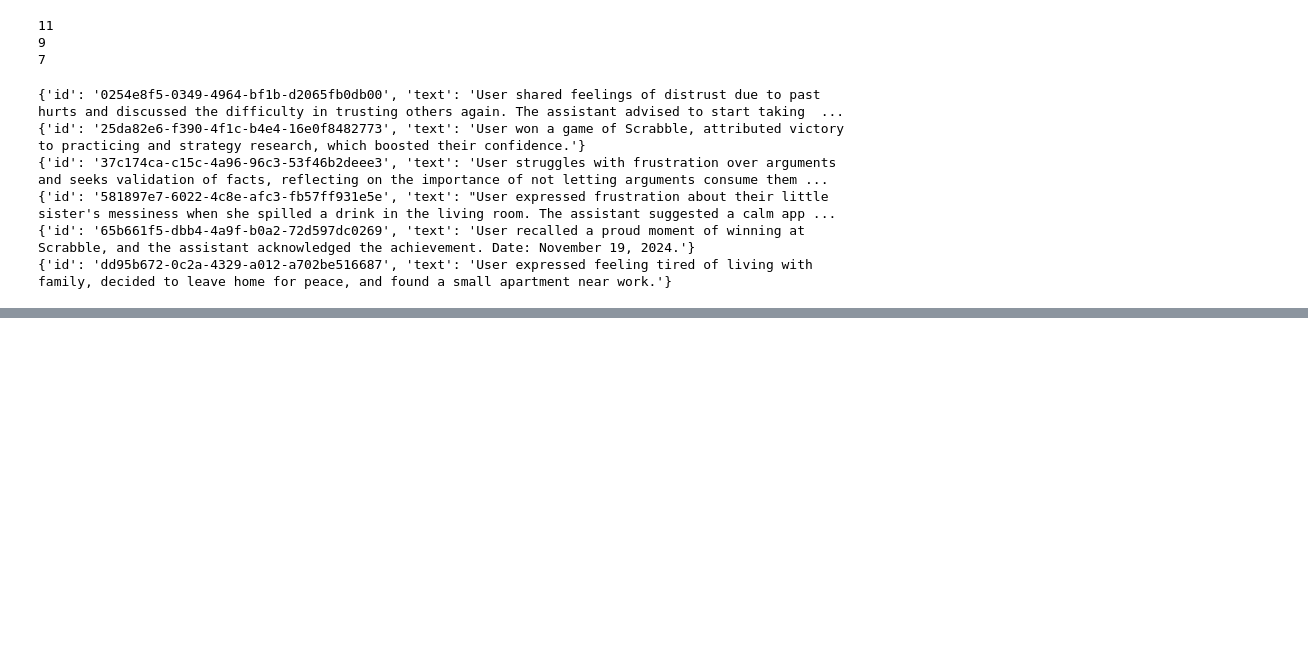
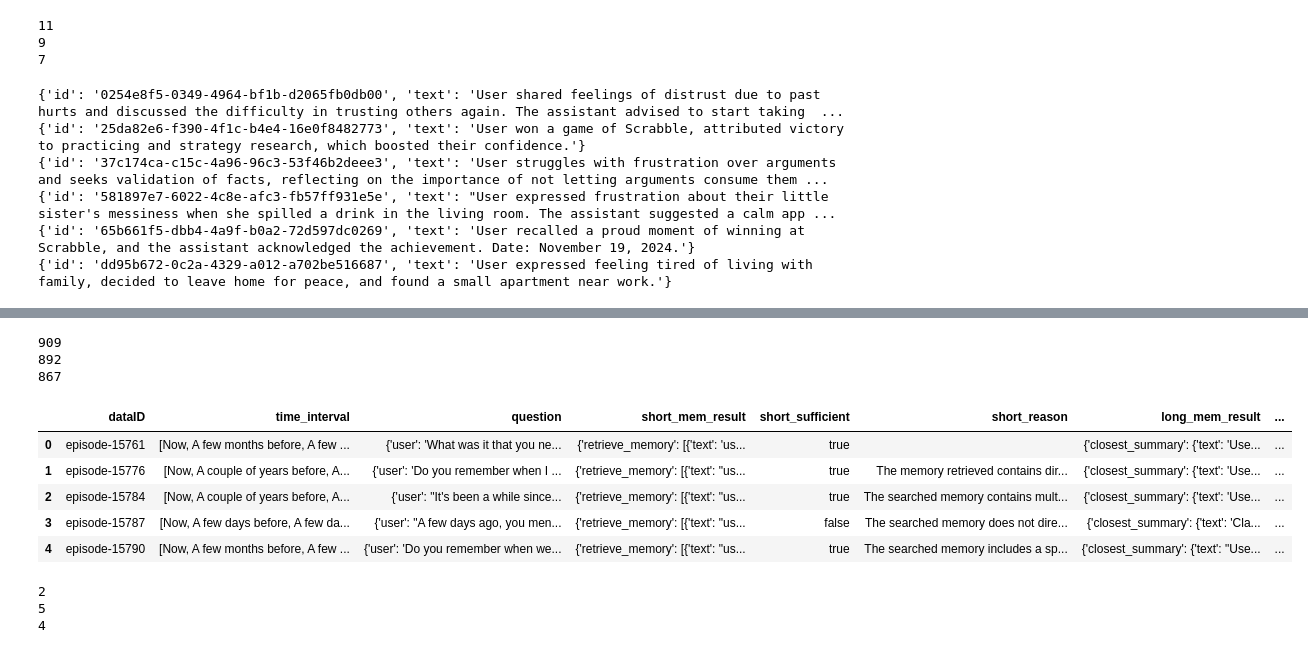
Before and after one commit to Intelligent-Systems-Lab/REMIND, a Jupyter notebook: test.ipynb, the cells around one changed output, grey strips where cells are left out. Cells and saved outputs as stored; diff of their text form; code cells hidden in the pictures; blank space fills up the shorter version.

Commit message:
:construction: add score evalution

````diff
--- a/test.ipynb
+++ b/test.ipynb
@@ -337,13 +337,13 @@ for row in range(50, 100):
                     })
                 agent.long_memory.add_chat_logs(chat_logs)
             searched_memory = agent.long_memory.get_memory(question, recall=False)
-            long_suffieient, long_reason = get_res(origin_conversation, question, searched_memory)
+            long_suffieient, long_reason = get_res(origin_conversation, qa_pair, searched_memory)
             question_df.loc[row, 'long_mem_result'] = str(searched_memory)
             question_df.loc[row, 'long_sufficient'] = long_suffieient
             question_df.loc[row, 'long_reason'] = long_reason
             # (recall)
             searched_memory = agent.long_memory.get_memory(question, recall=True)
-            long_recall_suffieient, long_recall_reason = get_res(origin_conversation, question, searched_memory)
+            long_recall_suffieient, long_recall_reason = get_res(origin_conversation, qa_pair, searched_memory)
             question_df.loc[row, 'long_mem_recall_result'] = str(searched_memory)
             question_df.loc[row, 'long_recall_sufficient'] = long_recall_suffieient
             question_df.loc[row, 'long_recall_reason'] = long_recall_reason
@@ -389,0 +435,33 @@ agent.long_memory.show_all_groups()
+# %%
+import json
+import re
+
+
+def get_res(origin_conversation, question, searched_memory):
+    res = llm_create(evaluation_prompt.format(origin_conversation=origin_conversation, question=question, searched_memory=searched_memory))
+    res_dict = json.loads(re.search(r"```json(.*?)```", res, re.DOTALL).group(1).strip())
+    return res_dict.get('score'), res_dict.get('reason')
+
+for row in range(100):
+    print(f'---process {row+1}---')
+
+    origin_conversation = question_df['first_session_dialogue'][row]
+    qa_pair = question_df['question'][row]
+    question = f"user:{eval(question_df['question'][row])['user']}"
+
+    # short mem eval
+    searched_memory = question_df.loc[row, 'short_mem_result']
+    short_score, short_score_reason = get_res(origin_conversation, qa_pair, searched_memory)
+    question_df.loc[row, 'short_score'] = short_score
+    question_df.loc[row, 'short_score_reason'] = short_score_reason
+
+    # long mem process
+    searched_memory = question_df.loc[row, 'long_mem_result']
+    long_score, long_score_reason = get_res(origin_conversation, qa_pair, searched_memory)
+    question_df.loc[row, 'long_score'] = long_score
+    question_df.loc[row, 'long_score_reason'] = long_score_reason
+    # (recall)
+    searched_memory = question_df.loc[row, 'long_mem_recall_result']
+    long_recall_score, long_recall_score_reason = get_res(origin_conversation, qa_pair, searched_memory)
+    question_df.loc[row, 'long_recall_score'] = long_recall_score
+    question_df.loc[row, 'long_recall_score_reason'] = long_recall_score_reason
@@ -389,0 +486,26 @@ agent.long_memory.show_all_groups()
+# %%
+observe_df = question_df.drop(['first_session_dialogue', 'second_session_dialogue', 'third_session_dialogue', 'fourth_session_dialogue', 'fifth_session_dialogue'], axis=1)[:100]
+print(observe_df['short_score'].astype(int).sum())
+print(observe_df['long_score'].astype(int).sum())
+print(observe_df['long_recall_score'].astype(int).sum())
+# %% [output]
+909
+892
+867
+# %%
+observe_df.head()
+# %% [output]
+|  | dataID | time_interval | question | short_mem_result | short_sufficient | short_reason | long_mem_result | ... |
+| 0 | episode-15761 | [Now, A few months before, A few ... | {'user': 'What was it that you ne... | {'retrieve_memory': [{'text': 'us... | true |  | {'closest_summary': {'text': 'Use... | ... |
+| 1 | episode-15776 | [Now, A couple of years before, A... | {'user': 'Do you remember when I ... | {'retrieve_memory': [{'text': "us... | true | The memory retrieved contains dir... | {'closest_summary': {'text': 'Use... | ... |
+| 2 | episode-15784 | [Now, A couple of years before, A... | {'user': "It's been a while since... | {'retrieve_memory': [{'text': "us... | true | The searched memory contains mult... | {'closest_summary': {'text': 'Use... | ... |
+| 3 | episode-15787 | [Now, A few days before, A few da... | {'user': "A few days ago, you men... | {'retrieve_memory': [{'text': "us... | false | The searched memory does not dire... | {'closest_summary': {'text': 'Cla... | ... |
+| 4 | episode-15790 | [Now, A few months before, A few ... | {'user': 'Do you remember when we... | {'retrieve_memory': [{'text': "us... | true | The searched memory includes a sp... | {'closest_summary': {'text': "Use... | ... |
+# %%
+print((observe_df['short_score'].astype(int) < 6).sum())
+print((observe_df['long_score'].astype(int) < 6).sum())
+print((observe_df['long_recall_score'].astype(int) < 6).sum())
+# %% [output]
+2
+5
+4
````
Also changed, not shown: parts of 5 cells of this notebook, 1 other file.
